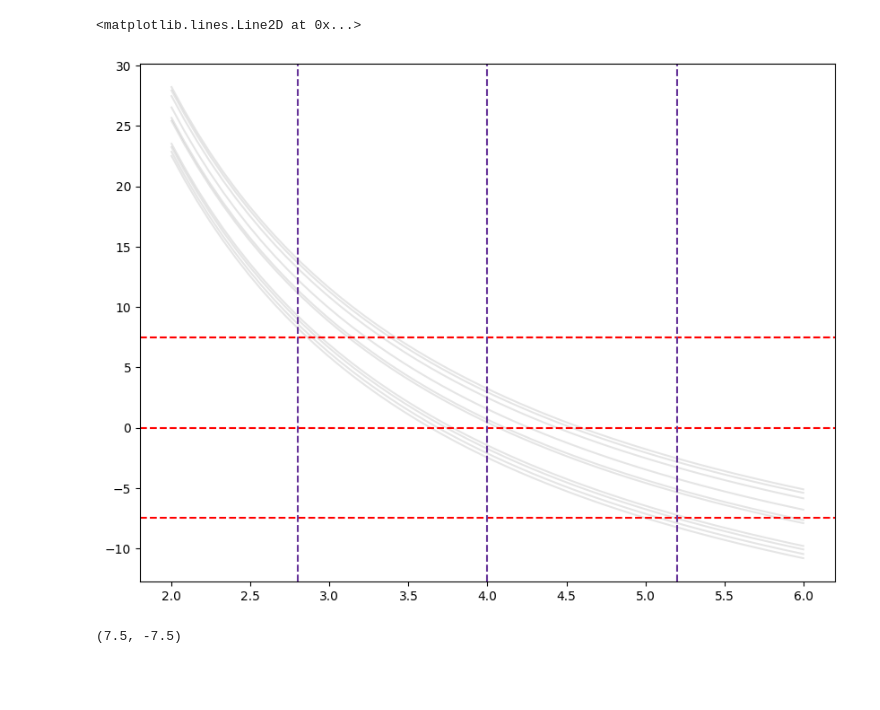
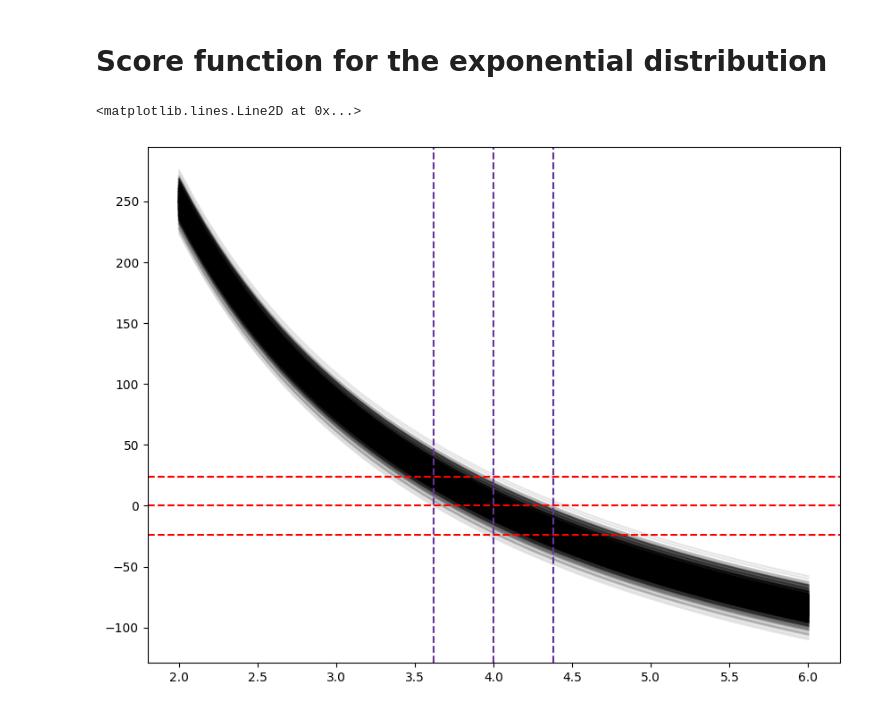
Before and after one commit to IrvingGomez/BayesianStatistics, a Jupyter notebook: Codes/4_RelacionInformacionScoreExponencial.ipynb, the cells around one changed output. Drawn from its saved outputs; the diff is of its cells as text; code cells hidden in the pictures; blank space fills up the shorter version.

```diff
--- a/Codes/4_RelacionInformacionScoreExponencial.ipynb
+++ b/Codes/4_RelacionInformacionScoreExponencial.ipynb
@@ -1,3 +1,5 @@
+# %% [markdown]
+# Score function for the exponential distribution
 # %%
 import numpy as np
 from scipy.stats import expon
@@ -7,39 +8,35 @@ import seaborn as sns
 # %%
 theta0 = 4
 
-N = 100 # sample size
-M = 10  # number of simulations
+N = 1000 # sample size
+M = 1000  # number of simulations
 
 t_vect = np.linspace(2, 6)
 hat_theta_vect = []
 score_theta0 = []
 
 plt.figure(figsize=(10,7.5))
 
 for _ in range(M):
 
     sample = expon.rvs(scale=1/theta0, size=N)
     hat_theta =  1/sample.mean()
 
     def score(t):
         return N/t-N/hat_theta
 
     hat_theta_vect.append(hat_theta)
     score_theta0.append(score(theta0))
 
     plt.plot(t_vect, [score(t) for t in t_vect], color='k', alpha=0.1)
 
 plt.axhline(y=0, color='r', linestyle='--')
 plt.axhline(y=3*np.sqrt(N)/theta0, color='r', linestyle='--')
 plt.axhline(y=-3*np.sqrt(N)/theta0, color='r', linestyle='--')
 
 plt.axvline(x=theta0, color='rebeccapurple', linestyle='--')
 plt.axvline(x=theta0-3*theta0/np.sqrt(N), color='rebeccapurple', linestyle='--')
 plt.axvline(x=theta0+3*theta0/np.sqrt(N), color='rebeccapurple', linestyle='--')
 # %% [output]
 <matplotlib.lines.Line2D at 0x...>
-[figure, old version]
+[figure, new version]
-# %%
-3*np.sqrt(N)/theta0, -3*np.sqrt(N)/theta0
-# %% [output]
-(7.5, -7.5)
```
Also changed, not shown: parts of 6 cells of this notebook, 12 other files.
